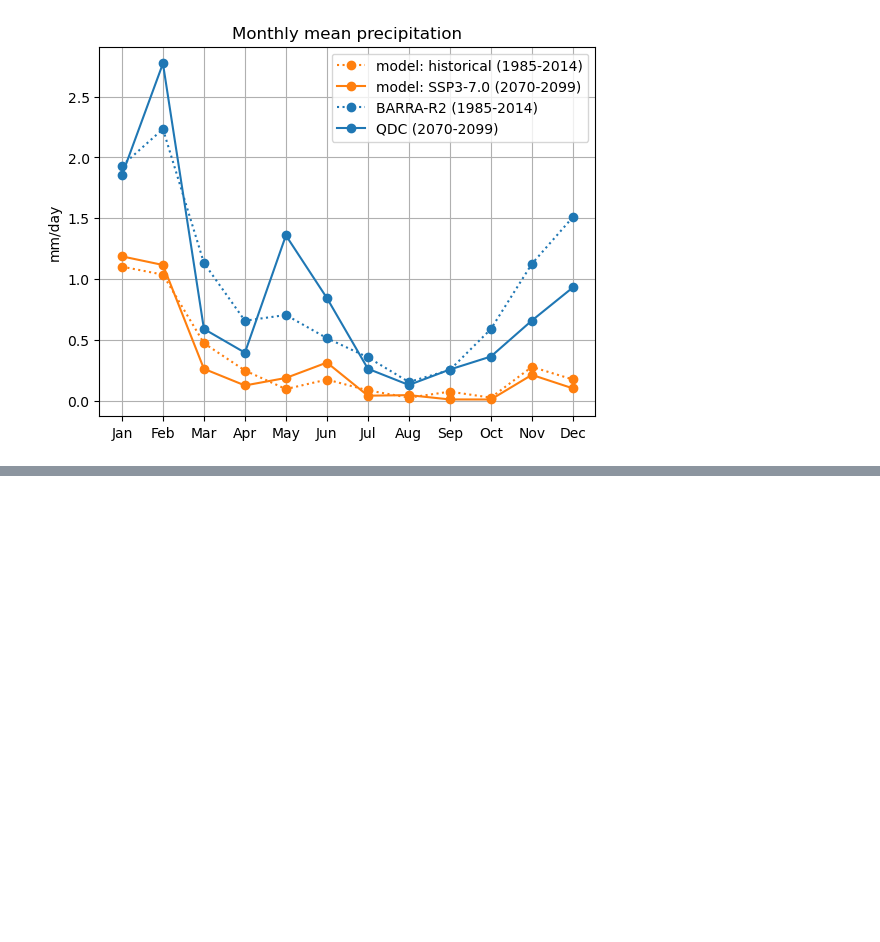
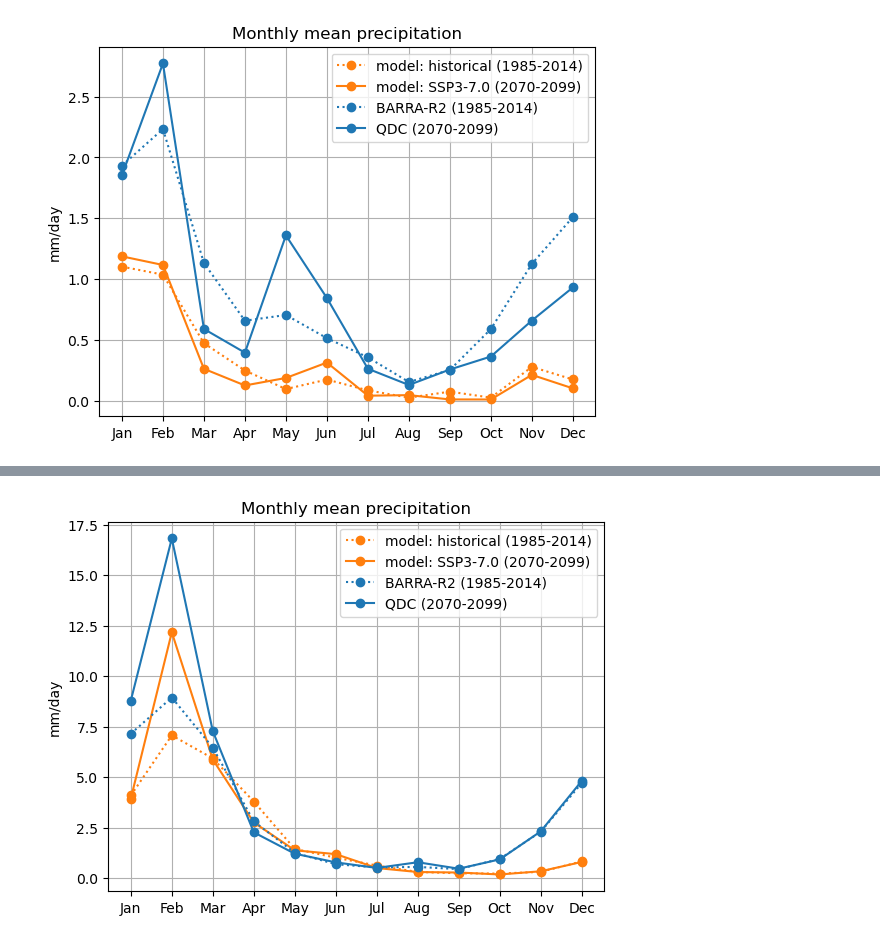
Before and after one commit to AusClimateService/qq-workflows, a Jupyter notebook: qdc-cmip6/tech-report/crazy_month.ipynb, the cells around one changed output, grey strips where cells are left out. Saved outputs shown, nothing was run; the diff lists cells and outputs as text; code cells hidden in the pictures; blank space fills up the shorter version.

Commit message:
Final tech report figure work

```diff
--- a/qdc-cmip6/tech-report/crazy_month.ipynb
+++ b/qdc-cmip6/tech-report/crazy_month.ipynb
@@ -119,0 +131,26 @@ plt.show()
+# %%
+da_hist_point_clim = da_hist_point.groupby('time.month').mean('time').compute()
+# %%
+da_ref_point_clim = da_ref_point.groupby('time.month').mean('time').compute()
+# %%
+da_target_point_clim = da_target_point.groupby('time.month').mean('time').compute()
+# %%
+da_qq_point_clim = da_qq_point.groupby('time.month').mean('time').compute()
+# %%
+xticks = np.arange(1, 13)
+xtick_labels = [calendar.month_abbr[i] for i in xticks]
+
+fig = plt.figure()#figsize=[])
+plt.plot(xticks, da_hist_point_clim, label='model: historical (1985-2014)', linestyle=':', color='tab:orange', marker='o')
+plt.plot(xticks, da_ref_point_clim, label='model: SSP3-7.0 (2070-2099)', linestyle='-', color='tab:orange', marker='o')
+plt.plot(xticks, da_target_point_clim, label='BARRA-R2 (1985-2014)', linestyle=':', color='tab:blue', marker='o')
+plt.plot(xticks, da_qq_point_clim, label='QDC (2070-2099)', linestyle='-', color='tab:blue', marker='o')
+
+plt.title('Monthly mean precipitation')
+plt.legend()
+plt.ylabel('mm/day')
+plt.xticks(xticks, xtick_labels)
+plt.grid()
+plt.show()
+# %% [output]
+[figure, added]
```
Also changed, not shown: parts of 7 cells of this notebook, 1 other file.
